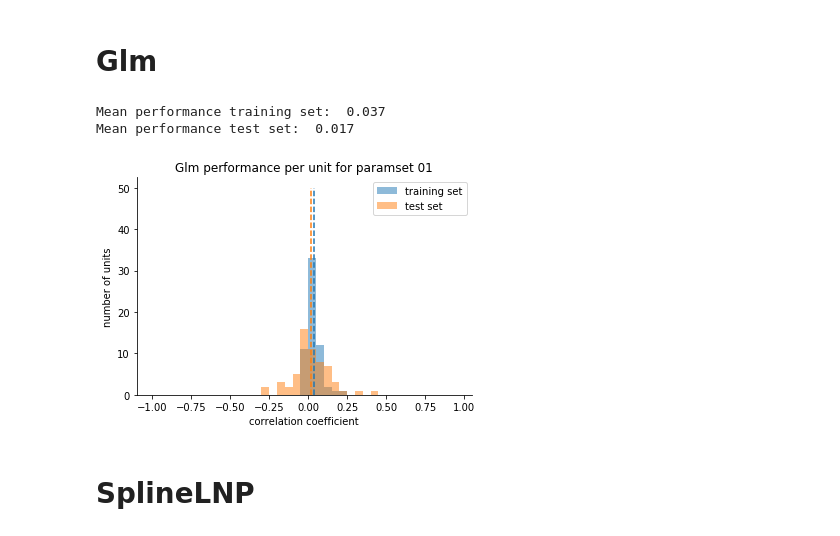
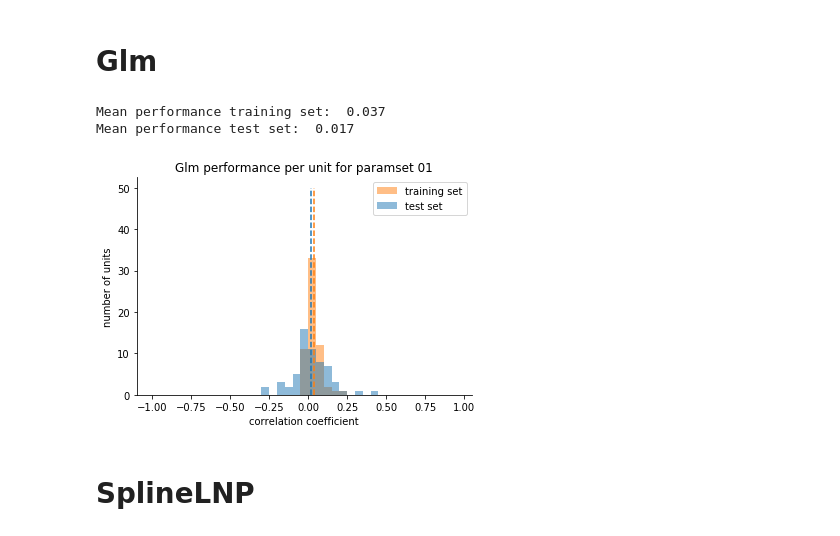
Before and after one commit to yannikbauer/hollymov_code, a Jupyter notebook: notebooks/20200831_Glm_SplineLNP_tables.ipynb, the cells around one changed output. Cells and saved outputs as stored; diff of their text form; code cells hidden in the pictures.

```diff
--- a/notebooks/20200831_Glm_SplineLNP_tables.ipynb
+++ b/notebooks/20200831_Glm_SplineLNP_tables.ipynb
@@ -99,22 +99,22 @@ bins = np.arange(start=-1, stop=1, step=0.05)
 # %%
 #np.mean(Glm.GlmEval().fetch('glm_r_train'))
 
-plt.hist(Glm.GlmEval().fetch('glm_r_train'), bins=bins, label='training set', alpha=0.5);
-plt.vlines(x=np.mean(Glm.GlmEval().fetch('glm_r_train')), ymin=0, ymax=50, linestyles='dashed', colors='tab:blue')
-plt.hist(Glm.GlmEval().fetch('glm_r_test'), bins=bins, label='test set', alpha=0.5);
-plt.vlines(x=np.mean(Glm.GlmEval().fetch('glm_r_test')), ymin=0, ymax=50, linestyles='dashed', colors='tab:orange')
+plt.hist(Glm.GlmEval().fetch('glm_r_train'), bins=bins, label='training set', alpha=0.5, color='tab:orange');
+plt.vlines(x=np.mean(Glm.GlmEval().fetch('glm_r_train')), ymin=0, ymax=50, linestyles='dashed', colors='tab:orange')
+plt.hist(Glm.GlmEval().fetch('glm_r_test'), bins=bins, label='test set', alpha=0.5, color='tab:blue');
+plt.vlines(x=np.mean(Glm.GlmEval().fetch('glm_r_test')), ymin=0, ymax=50, linestyles='dashed', colors='tab:blue')
 sns.despine()
 plt.legend()
 plt.xlabel('correlation coefficient')
 plt.ylabel('number of units')
 plt.title(('Glm performance per unit for paramset {:02d}').format((dj.U('glm_paramset') & Glm.GlmEval()).fetch1('glm_paramset')));
 
 print('Mean performance training set: ', np.round(np.mean(Glm.GlmEval().fetch('glm_r_train')), 3))
 print('Mean performance test set: ', np.round(np.mean(Glm.GlmEval().fetch('glm_r_test')), 3))
 # %% [output]
 Mean performance training set:  0.037
 Mean performance test set:  0.017
-[figure, old version]
+[figure, new version]
 # %% [markdown]
 # SplineLNP
 # %% [markdown]
```
Also changed, not shown: parts of 8 cells of this notebook, 4 other files.
